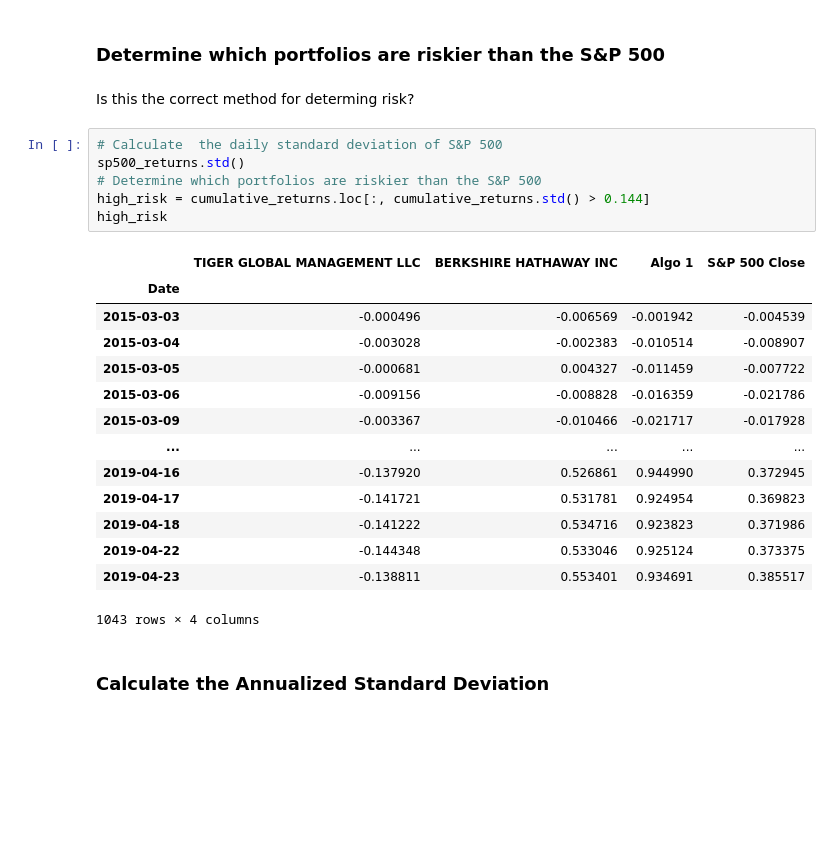
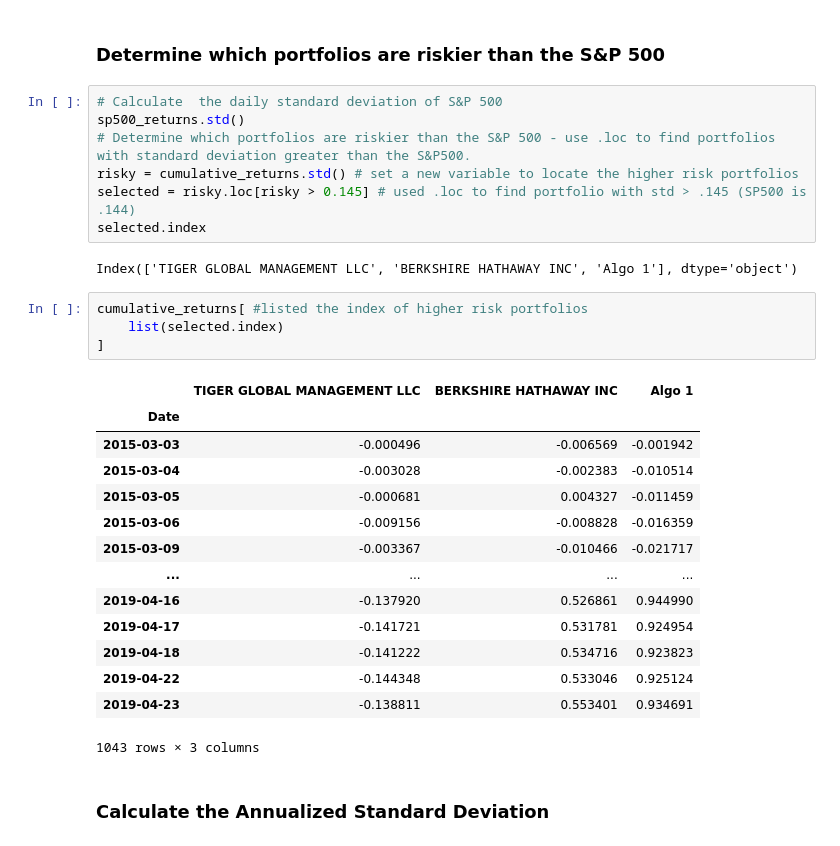
Before and after one commit to themichaelfoley/pandas-homework, a Jupyter notebook: Starter_Code/whale_analysis.ipynb, the cells around one changed output. Drawn from its saved outputs; the diff is of its cells as text; blank space fills up the shorter version.

```diff
--- a/Starter_Code/whale_analysis.ipynb
+++ b/Starter_Code/whale_analysis.ipynb
@@ -277,29 +271,34 @@ S&P 500 Close                  0.144448
 dtype: float64
 # %% [markdown]
 ### Determine which portfolios are riskier than the S&P 500
-# %% [markdown]
-Is this the correct method for determing risk?
 # %%
 # Calculate  the daily standard deviation of S&P 500
 sp500_returns.std()
-# Determine which portfolios are riskier than the S&P 500
-high_risk = cumulative_returns.loc[:, cumulative_returns.std() > 0.144]
-high_risk
+# Determine which portfolios are riskier than the S&P 500 - use .loc to find portfolios with standard deviation greater than the S&P500.
+risky = cumulative_returns.std() # set a new variable to locate the higher risk portfolios
+selected = risky.loc[risky > 0.145] # used .loc to find portfolio with std > .145 (SP500 is .144)
+selected.index
 # %% [output]
-|  | TIGER GLOBAL MANAGEMENT LLC | BERKSHIRE HATHAWAY INC | Algo 1 | S&P 500 Close |
-| Date |  |  |  |  |
-| 2015-03-03 | -0.000496 | -0.006569 | -0.001942 | -0.004539 |
-| 2015-03-04 | -0.003028 | -0.002383 | -0.010514 | -0.008907 |
-| 2015-03-05 | -0.000681 | 0.004327 | -0.011459 | -0.007722 |
-| 2015-03-06 | -0.009156 | -0.008828 | -0.016359 | -0.021786 |
-| 2015-03-09 | -0.003367 | -0.010466 | -0.021717 | -0.017928 |
-| ... | ... | ... | ... | ... |
-| 2019-04-16 | -0.137920 | 0.526861 | 0.944990 | 0.372945 |
-| 2019-04-17 | -0.141721 | 0.531781 | 0.924954 | 0.369823 |
-| 2019-04-18 | -0.141222 | 0.534716 | 0.923823 | 0.371986 |
-| 2019-04-22 | -0.144348 | 0.533046 | 0.925124 | 0.373375 |
-| 2019-04-23 | -0.138811 | 0.553401 | 0.934691 | 0.385517 |
-1043 rows × 4 columns
+Index(['TIGER GLOBAL MANAGEMENT LLC', 'BERKSHIRE HATHAWAY INC', 'Algo 1'], dtype='object')
+# %%
+cumulative_returns[ #listed the index of higher risk portfolios
+    list(selected.index)
+]
+# %% [output]
+|  | TIGER GLOBAL MANAGEMENT LLC | BERKSHIRE HATHAWAY INC | Algo 1 |
+| Date |  |  |  |
+| 2015-03-03 | -0.000496 | -0.006569 | -0.001942 |
+| 2015-03-04 | -0.003028 | -0.002383 | -0.010514 |
+| 2015-03-05 | -0.000681 | 0.004327 | -0.011459 |
+| 2015-03-06 | -0.009156 | -0.008828 | -0.016359 |
+| 2015-03-09 | -0.003367 | -0.010466 | -0.021717 |
+| ... | ... | ... | ... |
+| 2019-04-16 | -0.137920 | 0.526861 | 0.944990 |
+| 2019-04-17 | -0.141721 | 0.531781 | 0.924954 |
+| 2019-04-18 | -0.141222 | 0.534716 | 0.923823 |
+| 2019-04-22 | -0.144348 | 0.533046 | 0.925124 |
+| 2019-04-23 | -0.138811 | 0.553401 | 0.934691 |
+1043 rows × 3 columns
 # %% [markdown]
 ### Calculate the Annualized Standard Deviation
 # %%
```
Also changed, not shown: parts of 18 cells of this notebook, 1 other file.
